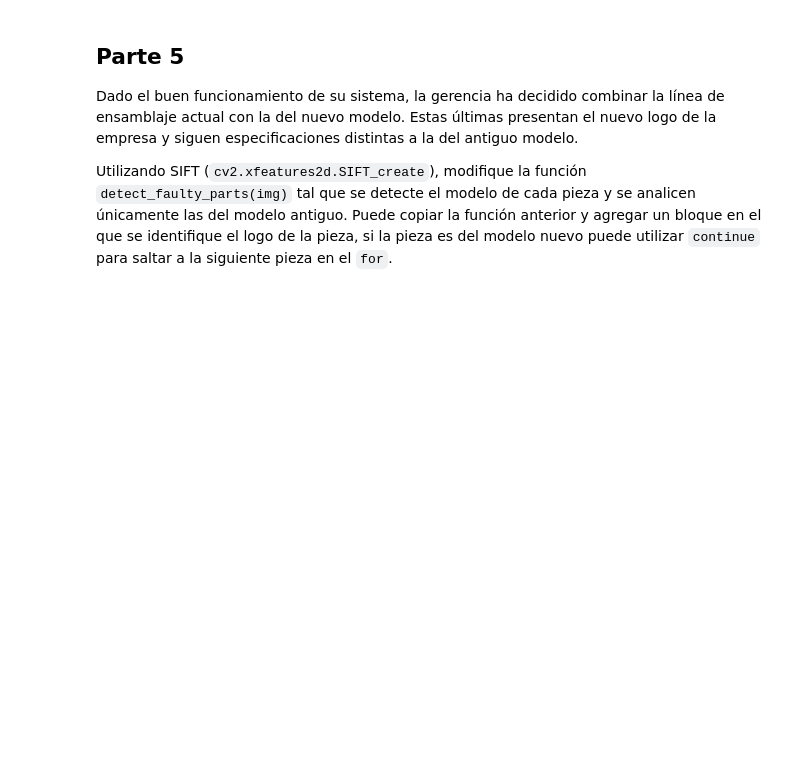
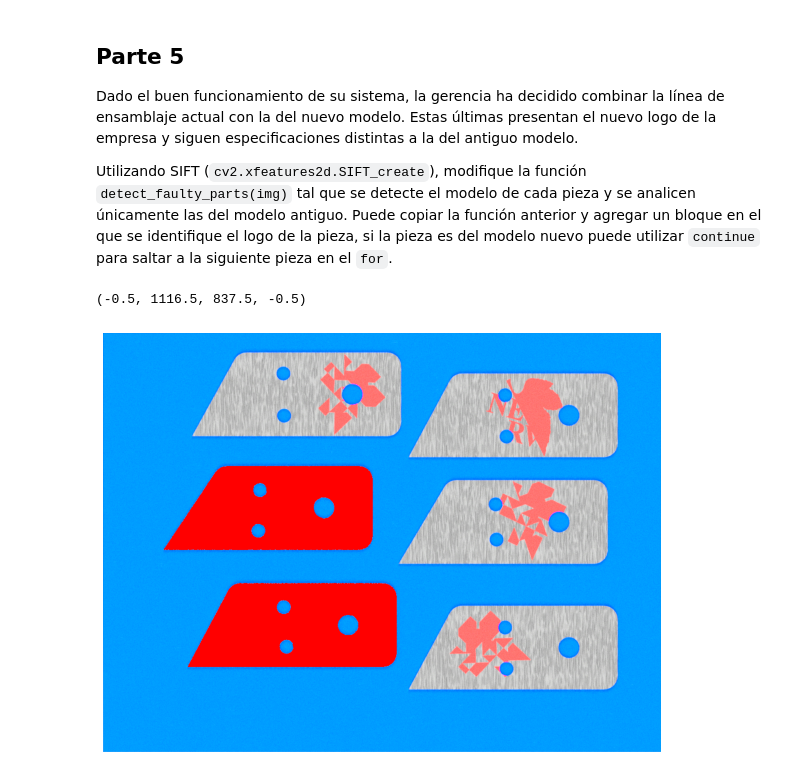
Before and after one commit to DiemenMemen/ME4707, a Jupyter notebook: tarea_01.ipynb, the cells around one changed output. Drawn from its saved outputs; the diff is of its cells as text; code cells hidden in the pictures; blank space fills up the shorter version.

```diff
--- a/tarea_01.ipynb
+++ b/tarea_01.ipynb
@@ -841,8 +862,13 @@ def detect_faulty_parts_2(img):
         imagen con las piezas defectuosas identificadas con rojo.
     """
 
-    # segementar/binarizar respecto al background (parte 1)
-    mask =
+    # segmentar/binarizar respecto al background (parte 1)
+    img_gray=cv2.cvtColor(img, cv2.COLOR_RGB2GRAY)
+    segmentacion = np.zeros_like(img)
+    segmentacion[:,:,0] = img[:,:,0]
+    gray = cv2.cvtColor(segmentacion, cv2.COLOR_RGB2GRAY)
+    mask = cv2.inRange(gray, 35, 255)/255
+    mask = np.uint8(mask)
 
     # inicializar imágen que contendrá las máscaras de las piezas malas
     faulty_parts = np.zeros_like(mask)
@@ -851,72 +877,106 @@ def detect_faulty_parts_2(img):
     num_parts, labels = cv2.connectedComponents(mask)
 
     # segmentar logos rojos desde la imagen original
-    logos =
+    logos = cv2.inRange(gray, 70, 255) #Cota obtenida por tanteo
 
     # procesar cada una de las piezas en la imagen
     for i in range(1, num_parts):
 
       # aislar pieza y logo correspondiente
-      part_img =
+      part_img = (labels == i)
+      part_img = np.uint8(part_img)*255
       part_logo = np.multiply(logos, part_img)
 
       # checkear si el logo es del modelo antiguo
+      sift = cv2.xfeatures2d.SIFT_create()
 
       # obtener descriptores referencia mediante sift.detectAndCompute
       ref = cv2.imread('tarea_01//images//old_model_logo.png')
-      ref = cv2.cvtColor(ref, cv2.COLOR_BGR2GRAY)
-      kp_ref, des_ref =
+      ref = cv2.cvtColor(ref, cv2.COLOR_RGB2GRAY)
+      kp_ref, des_ref = sift.detectAndCompute(ref, mask=None)
 
       # obtener descriptores del logo mediante sift.detectAndCompute
-      kp_logo, des_logo =
+      kp_logo, des_logo = sift.detectAndCompute(img_gray, mask=part_logo)
 
       # realizar brute force matching entre los descriptores
-      matches =
+      BruteForce = cv2.BFMatcher()
+      matches = BruteForce.knnMatch(des_ref, des_logo, k=2)
 
       # filtrar buenos matches
-      good_matches =
+      good_matches = []
+      for m1, m2 in matches:
+        r=0.75  #  Con este r se escogen los mejores matches
+        if m1.distance < r*m2.distance:
+          good_matches.append(m1)
 
-      # si no hay matches (no es logo antiguo
-      if len(good_matches) < 20:
+      # si no hay matches (no es logo antiguo)
+      if len(good_matches) < 1:
           continue
 
       # obtener bordes/edges (parte 2)
-      edges =
+      edges = cv2.Canny(part_img, 0, 1)
 
       # aplicar transformada de Hough de rectas y obtner ángulo de corte (parte 3)
-      cut_angle =
+      lines = cv2.HoughLines(edges, 1, np.pi/360, 100)
+      cut_angle = []
+      for line in lines:
+        rho, theta = line[0]
+        if abs(theta*180/np.pi - 30.0) < 20:
+          cut_angle.append( theta*(180/np.pi) )
+      cut_angle = 90 - sum(cut_angle)/len(cut_angle)
 
       # aplicar transformada de Hough de circulos y obtener dimensiones perfs. (parte 3)
+      circles = cv2.HoughCircles(edges, cv2.HOUGH_GRADIENT, 1, 20, param1 = 50,
+                                 param2 = 30, minRadius = 0, maxRadius = 1000)
+      perf_izq = []
+      perf_der = []
+      for c in circles[0]:
+        if c[2] < 15:
+          perf_izq.append( list(c) )
+        else:
+          perf_der = c
 
       # checkear cumplimiento especificaciones
-      # (ejemplo, suponer que piezas están correctas)
       VALID_PART = True
 
       try:
+
         # si ángulo de corte está fuera de la tolerancia
-        assert abs( cut_angle - 30 ) < 60*0.05
+        assert abs( cut_angle - 60 ) < 60*0.05
 
-        # aquí va el resto de condiciones...
+        # tolerancias de distancias
+        assert abs( abs(perf_izq[0][0]-perf_der[0]) -k1 ) < k1*0.05
+        assert abs( abs(perf_izq[1][0]-perf_der[0]) -k1 ) < k1*0.05
+
+        assert abs( abs(perf_izq[0][1]-perf_der[1]) -k2 ) < k2*0.1
+        assert abs( abs(perf_izq[1][1]-perf_der[1]) -k2 ) < k2*0.1
 
       except AssertionError:
         # pieza está mala
         VALID_PART = False
 
       # si la pieza está defectuosa
       if not(VALID_PART):
         faulty_parts = faulty_parts + part_img
 
     # aplicar máscara roja (faulty_parts) sobre la imagen original
-    res =
-
+    #Se extrae todo menos las piezas defetuosas de img
+    fallas=cv2.bitwise_or(img, img, mask=faulty_parts)
+    #Se eliminan las fallas de img
+    res=img-fallas
+    #Se reemplazan las fallas por la máscara en el canal r
+    res[:,:,0]=faulty_parts+res[:,:,0]
     return res
 
 # probar la función
 test_batch = cv2.imread('tarea_01//images//batch_2.png')
 test_batch = cv2.cvtColor(test_batch, cv2.COLOR_BGR2RGB)
 
 ret = detect_faulty_parts_2(test_batch)
 
 fig = plt.figure(figsize=(10, 10))
 plt.imshow(ret)
 plt.axis('off')
+# %% [output]
+(-0.5, 1116.5, 837.5, -0.5)
+[figure, added]
```
Also changed, not shown: parts of 10 cells of this notebook.
